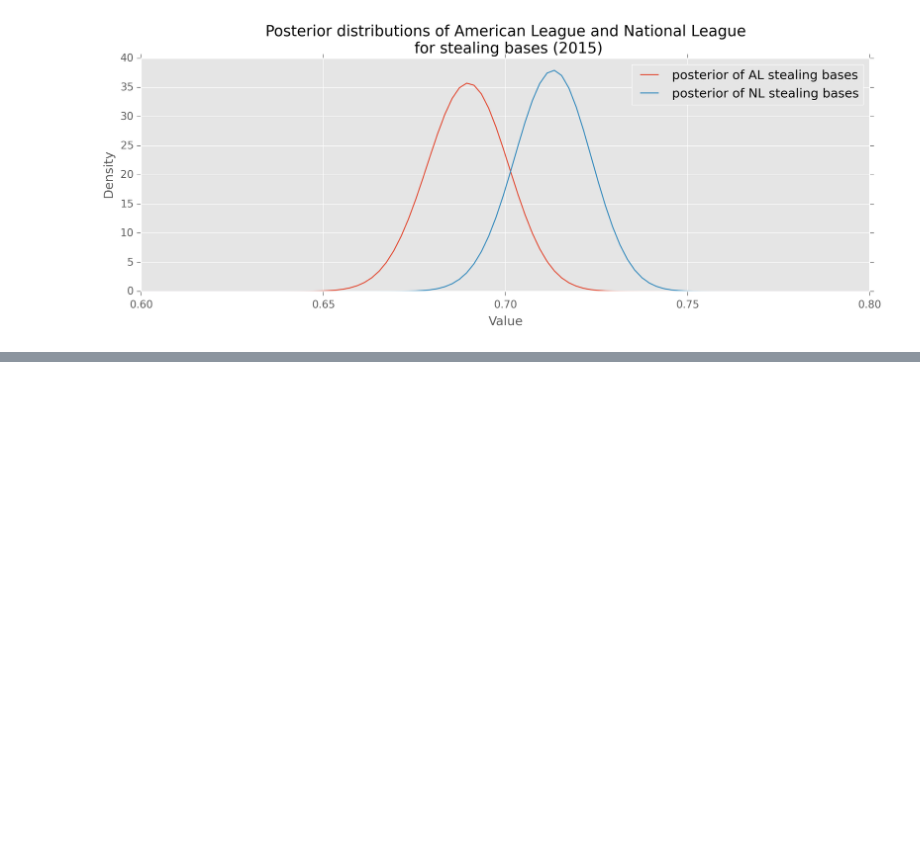
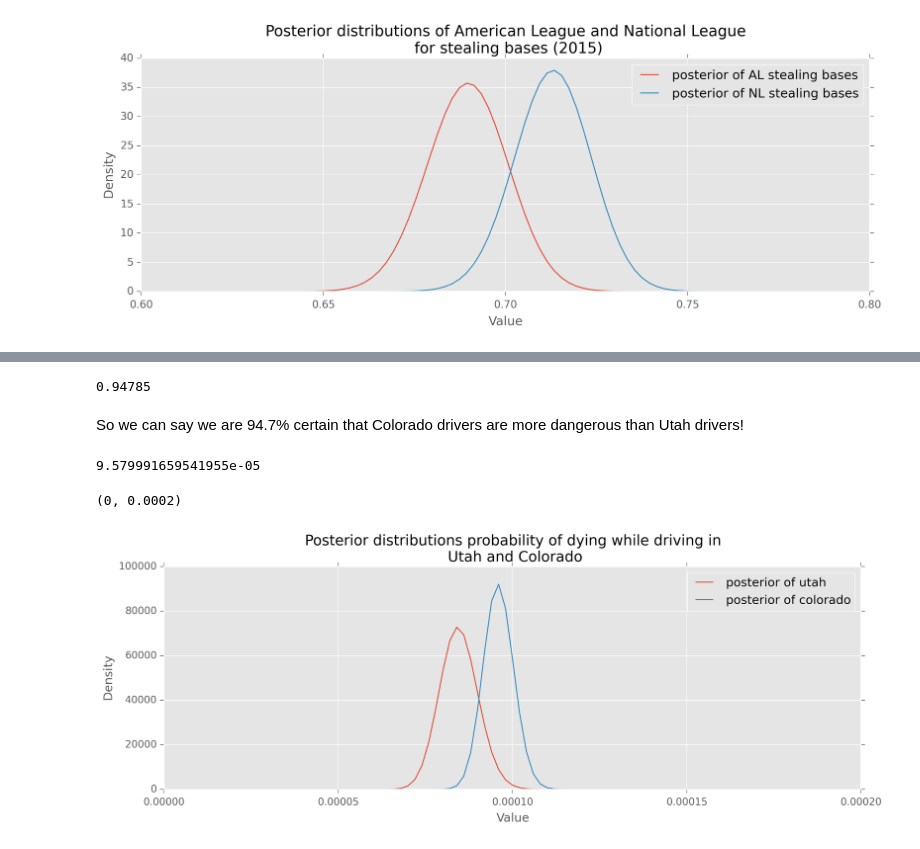
Before and after one commit to doolingdavid/Probabilistic-Programming-and-Bayesian-Methods-for-Hackers, a Jupyter notebook: ABNOTES.ipynb, the cells around one changed output, grey strips where cells are left out. Saved outputs shown, nothing was run; the diff lists cells and outputs as text; code cells hidden in the pictures; blank space fills up the shorter version.

```diff
--- a/ABNOTES.ipynb
+++ b/ABNOTES.ipynb
@@ -712,0 +731,49 @@ plt.xlim(0.6,0.8)
+# %%
+utah_pop = 2812137
+utah_crash = 237
+
+colorado_pop = 5114827
+colorado_crash = 490
+
+from scipy.stats import beta
+alpha_prior = 1
+beta_prior = 1
+
+posterior_utah = beta(alpha_prior + utah_crash,
+                    beta_prior + utah_pop - utah_crash)
+
+posterior_colorado = beta(alpha_prior + colorado_crash,
+                    beta_prior + colorado_pop - colorado_crash)
+
+
+samples = 20000 # We want this to be large to get a better approximation.
+samples_posterior_utah = posterior_utah.rvs(samples)
+samples_posterior_colorado = posterior_colorado.rvs(samples)
+
+print (samples_posterior_colorado > samples_posterior_utah).mean()
+# %% [output]
+0.94785
+# %% [markdown]
+So we can say we are 94.7% certain that Colorado drivers are more dangerous than Utah drivers!
+# %%
+490./5114827
+# %% [output]
+9.579991659541955e-05
+# %%
+%matplotlib inline
+from IPython.core.pylabtools import figsize
+from matplotlib import pyplot as plt
+figsize(12.5, 4)
+plt.rcParams['savefig.dpi'] = 300
+plt.rcParams['figure.dpi'] = 300
+x = np.linspace(0,1, 500000)
+plt.plot(x, posterior_utah.pdf(x), label='posterior of utah')
+plt.plot(x, posterior_colorado.pdf(x), label='posterior of colorado')
+plt.xlabel('Value')
+plt.ylabel('Density')
+plt.title("Posterior distributions probability of dying while driving in \n Utah and Colorado")
+plt.legend()
+plt.xlim(0,.0002)
+# %% [output]
+(0, 0.0002)
+[figure, added]
```
Also changed, not shown: parts of 1 cell of this notebook.
